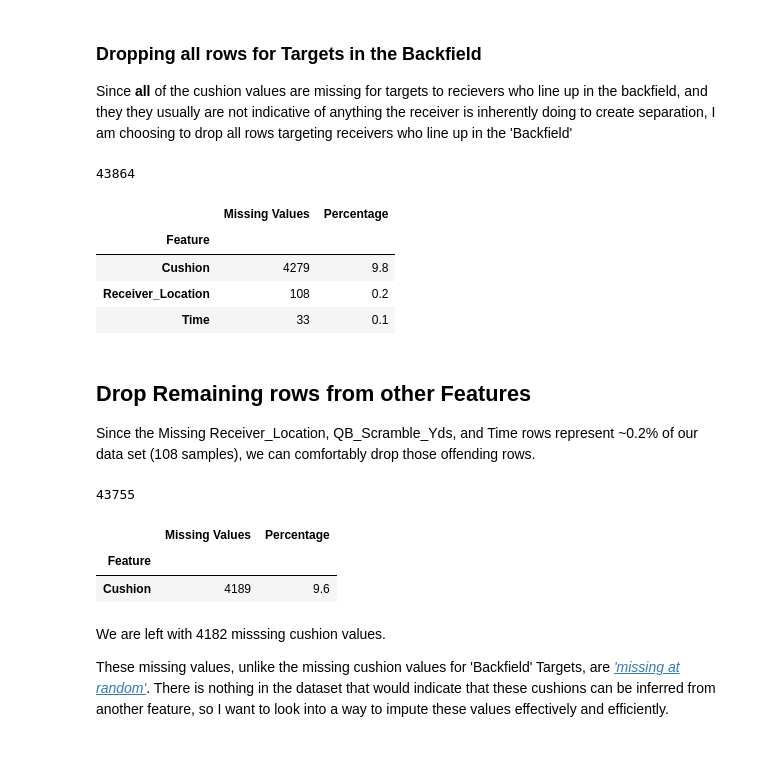
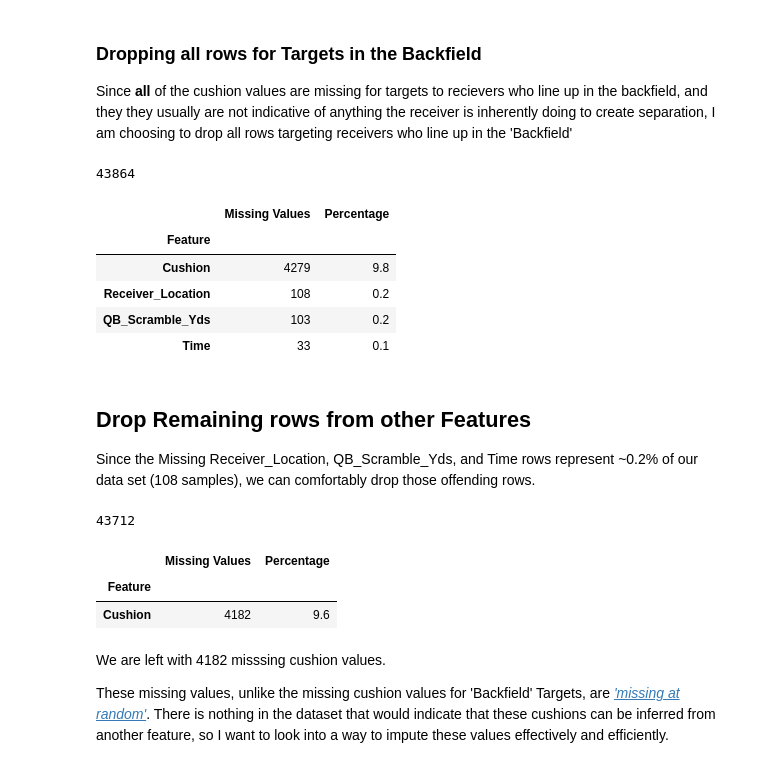
Before and after one commit to Jesse-Cohen/Separation-Above-Expectation, a Jupyter notebook: Notebooks/Data_Cleaning.ipynb, the cells around one changed output. Cells and saved outputs as stored; diff of their text form; code cells hidden in the pictures.

```diff
--- a/Notebooks/Data_Cleaning.ipynb
+++ b/Notebooks/Data_Cleaning.ipynb
@@ -56,8 +56,7 @@ COLS = df.columns.to_list()
 Right off the bat, I think a lot the variables in this dataset will not be useful in predicting reciever separation. Also, there are a lot features in this set that describe the outcome of the event. These features (Pass Yards, TD, INT) cannot be used in prediction. For features that I am skeptical of, but not sure about their effect, I will leave alone, otherwise I will drop all non-essential features below.
 # %%
 IrrelevantCols = ['GameId', 'PlayId', 'Season', 'Wk', 'Cmp', 'Team', 'Receiver', 'Nearest_Defender',
-                  'Opp', 'Wk', 'Cmp', 'Pass Yds', 'QB_Speed_at_Pass', 'QB_Scramble_Yds','TD', 'INT',
-                  'Comp_Prob']
+                  'Opp', 'Wk', 'Cmp', 'Pass Yds', 'TD', 'INT','Comp_Prob', 'QB Scramble Yds', 'QB_Speed_at_Pass']
 
 # Drop all irrelevant columns and output variable (separation)
 Features = df.drop(IrrelevantCols, axis = 1)
@@ -284,6 +284,7 @@ missing_values_table(NB_Features)
 | Feature |  |  |
 | Cushion | 4279 | 9.8 |
 | Receiver_Location | 108 | 0.2 |
+| QB_Scramble_Yds | 103 | 0.2 |
 | Time | 33 | 0.1 |
 # %% [markdown]
 ## Drop Remaining rows from other Features
@@ -291,15 +292,15 @@ missing_values_table(NB_Features)
 Since the Missing Receiver_Location, QB_Scramble_Yds, and Time rows represent ~0.2% of our data set (108 samples), we can comfortably drop those offending rows.
 # %%
 NB_Features = NB_Features[NB_Features['Receiver_Location'].notnull()]
-#NB_Features = NB_Features[NB_Features['QB_Scramble_Yds'].notnull()]
+NB_Features = NB_Features[NB_Features['QB_Scramble_Yds'].notnull()]
 NB_Features = NB_Features[NB_Features['Time'].notnull()]
 print(len(NB_Features))
 missing_values_table(NB_Features)
 # %% [output]
-43755
+43712
 |  | Missing Values | Percentage |
 | Feature |  |  |
-| Cushion | 4189 | 9.6 |
+| Cushion | 4182 | 9.6 |
 # %% [markdown]
 We are left with 4182 misssing cushion values.
 
```
Also changed, not shown: parts of 13 cells of this notebook.
